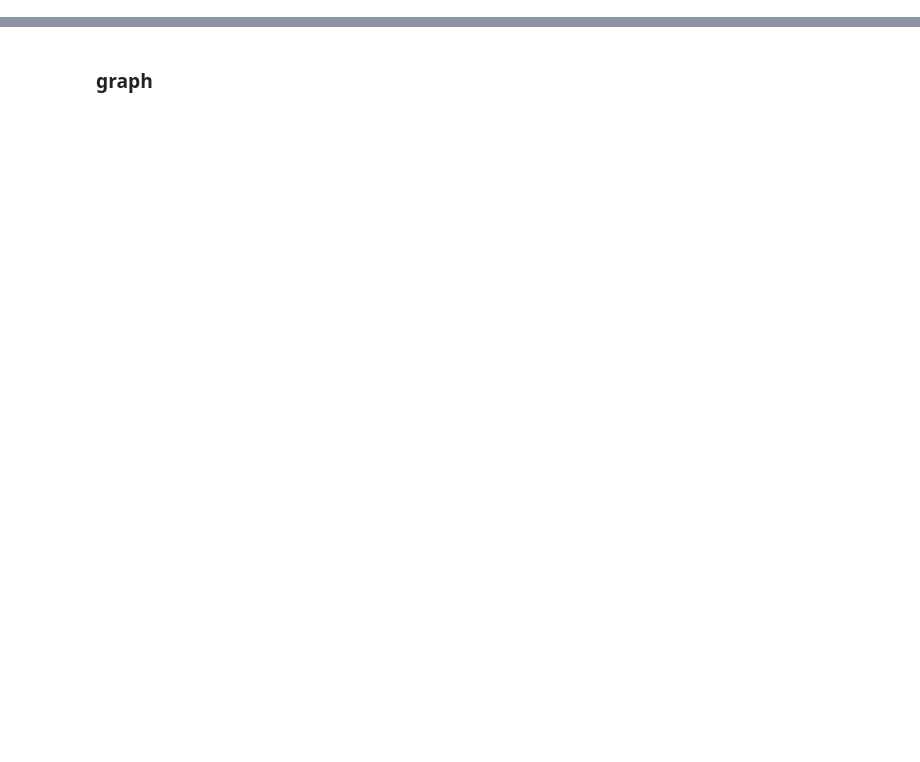
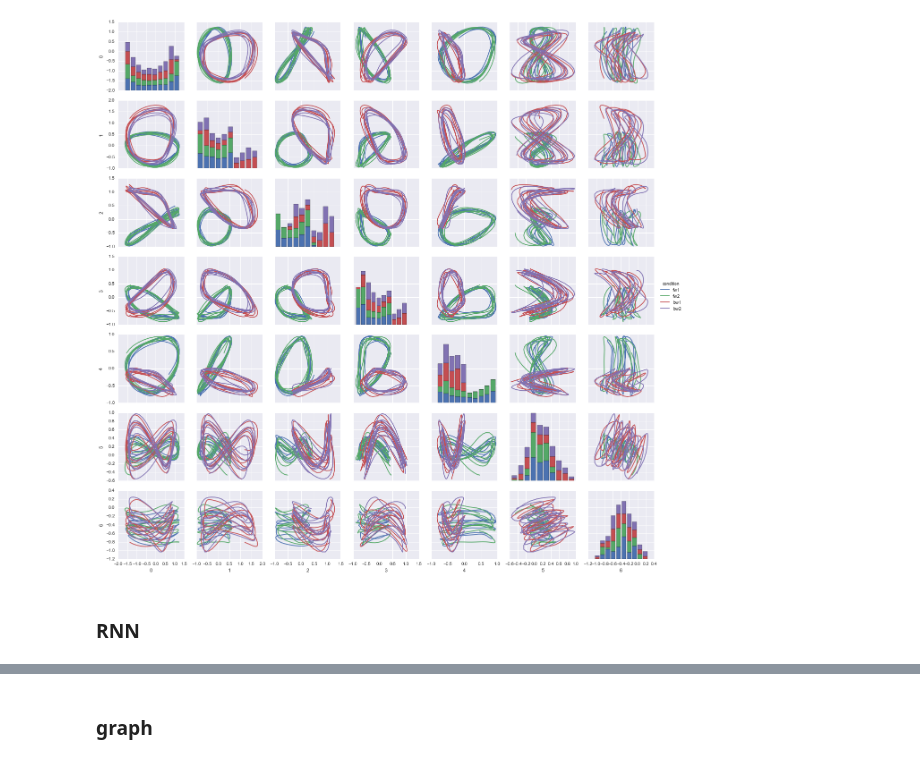
Before and after one commit to jsseely/cyclingRNN, a Jupyter notebook: cycling rnn.ipynb, the cells around one changed output, grey strips where cells are left out. Cells and saved outputs as stored; diff of their text form; code cells hidden in the pictures; blank space fills up the shorter version.

```diff
--- a/cycling rnn.ipynb
+++ b/cycling rnn.ipynb
@@ -25,3 +76,9 @@ RNN
+# %%
+make_pairgrid([np.dot(m1_[:,:,i], pca_m1.components_.T) for i in range(4)])
+# %% [output]
+[figure, added]
+# %% [markdown]
+### RNN
 # %%
 from tensorflow.models.rnn import rnn, rnn_cell
 # %%
```
Also changed, not shown: parts of 33 cells of this notebook.
